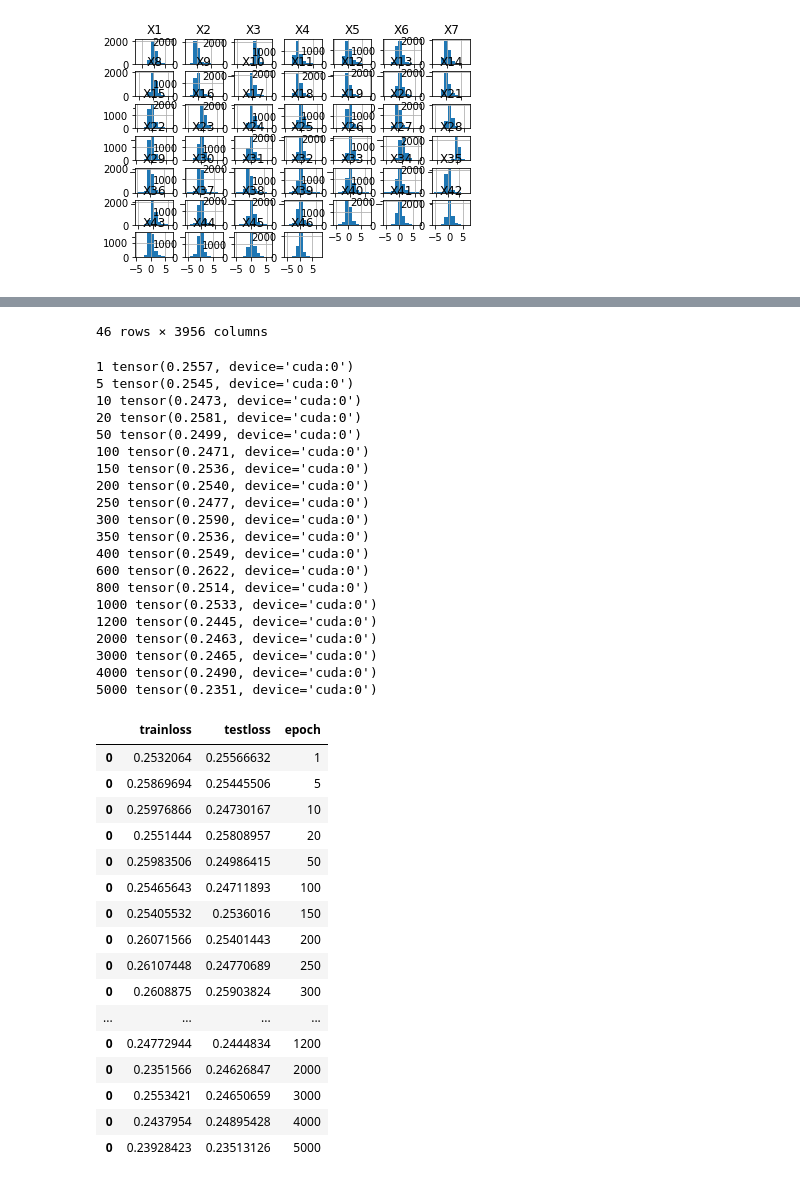
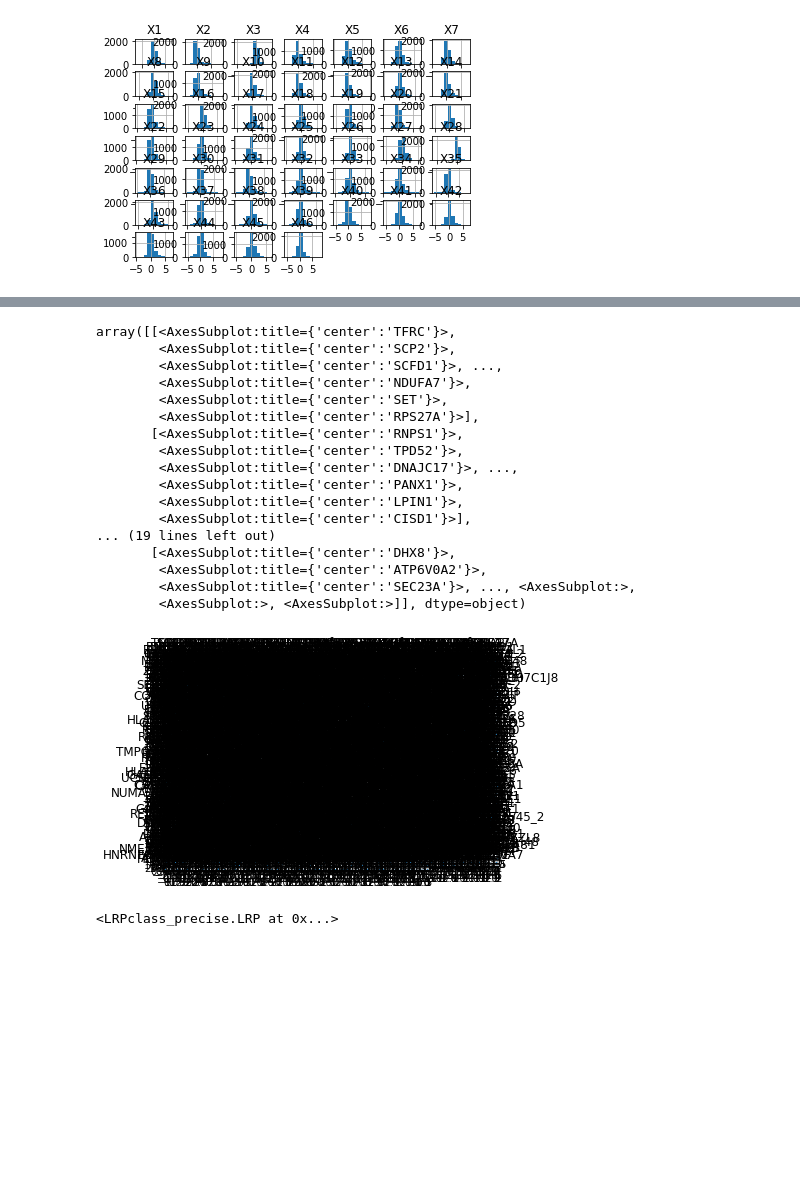
Before and after one commit to animesh/ProteinNetworkLRP, a Jupyter notebook: Working example.ipynb, the cells around one changed output, grey strips where cells are left out. Drawn from its saved outputs; the diff is of its cells as text; code cells hidden in the pictures; blank space fills up the shorter version.

```diff
--- a/Working example.ipynb
+++ b/Working example.ipynb
@@ -30,5 +30,5 @@ data_frame = dataMM.T
 train_data = data_frame#.iloc[:1000,:]
 test_data = data_frame#.iloc[1000:,:]
 # %%
-data_frame
+data_frame.hist()
 # %% [output]
@@ -52,5 +35,25 @@ data_frame
-46 rows × 3956 columns
+array([[<AxesSubplot:title={'center':'TFRC'}>,
+        <AxesSubplot:title={'center':'SCP2'}>,
+        <AxesSubplot:title={'center':'SCFD1'}>, ...,
+        <AxesSubplot:title={'center':'NDUFA7'}>,
+        <AxesSubplot:title={'center':'SET'}>,
+        <AxesSubplot:title={'center':'RPS27A'}>],
+       [<AxesSubplot:title={'center':'RNPS1'}>,
+        <AxesSubplot:title={'center':'TPD52'}>,
+        <AxesSubplot:title={'center':'DNAJC17'}>, ...,
+        <AxesSubplot:title={'center':'PANX1'}>,
+        <AxesSubplot:title={'center':'LPIN1'}>,
+        <AxesSubplot:title={'center':'CISD1'}>],
+... (19 lines left out)
+       [<AxesSubplot:title={'center':'DHX8'}>,
+        <AxesSubplot:title={'center':'ATP6V0A2'}>,
+        <AxesSubplot:title={'center':'SEC23A'}>, ..., <AxesSubplot:>,
+        <AxesSubplot:>, <AxesSubplot:>]], dtype=object)
+[figure, added]
 # %%
 #build model instance, input dimensions need to be 2 times the number of features
 from LRPclass_precise import LRP
 model = LRP(2*train_data.shape[1], train_data.shape[1],32,2)
+model
+# %% [output]
+<LRPclass_precise.LRP at 0x...>
@@ -61,42 +69,3 @@ import torch as tc
 #train model on train data
 #model.train(train_data, test_data,epochs=5000, lr = 0.05, batch_size = 5000)
 cuda=True
-model.train(train_data, test_data, epochs=10000, lr = 0.01, batch_size=10000, device=tc.device(tc.device("cuda:0" if cuda else "cpu")))
-# %% [output]
-1 tensor(0.2557, device='cuda:0')
-5 tensor(0.2545, device='cuda:0')
-10 tensor(0.2473, device='cuda:0')
-20 tensor(0.2581, device='cuda:0')
-50 tensor(0.2499, device='cuda:0')
-100 tensor(0.2471, device='cuda:0')
-150 tensor(0.2536, device='cuda:0')
-200 tensor(0.2540, device='cuda:0')
-250 tensor(0.2477, device='cuda:0')
-300 tensor(0.2590, device='cuda:0')
-350 tensor(0.2536, device='cuda:0')
-400 tensor(0.2549, device='cuda:0')
-600 tensor(0.2622, device='cuda:0')
-800 tensor(0.2514, device='cuda:0')
-1000 tensor(0.2533, device='cuda:0')
-1200 tensor(0.2445, device='cuda:0')
-2000 tensor(0.2463, device='cuda:0')
-3000 tensor(0.2465, device='cuda:0')
-4000 tensor(0.2490, device='cuda:0')
-5000 tensor(0.2351, device='cuda:0')
-|  | trainloss | testloss | epoch |
-| 0 | 0.2532064 | 0.25566632 | 1 |
-| 0 | 0.25869694 | 0.25445506 | 5 |
-| 0 | 0.25976866 | 0.24730167 | 10 |
-| 0 | 0.2551444 | 0.25808957 | 20 |
-| 0 | 0.25983506 | 0.24986415 | 50 |
-| 0 | 0.25465643 | 0.24711893 | 100 |
-| 0 | 0.25405532 | 0.2536016 | 150 |
-| 0 | 0.26071566 | 0.25401443 | 200 |
-| 0 | 0.26107448 | 0.24770689 | 250 |
-| 0 | 0.2608875 | 0.25903824 | 300 |
-| ... | ... | ... | ... |
-| 0 | 0.24772944 | 0.2444834 | 1200 |
-| 0 | 0.2351566 | 0.24626847 | 2000 |
-| 0 | 0.2553421 | 0.24650659 | 3000 |
-| 0 | 0.2437954 | 0.24895428 | 4000 |
-| 0 | 0.23928423 | 0.23513126 | 5000 |
```
Also changed, not shown: parts of 31 cells of this notebook.
